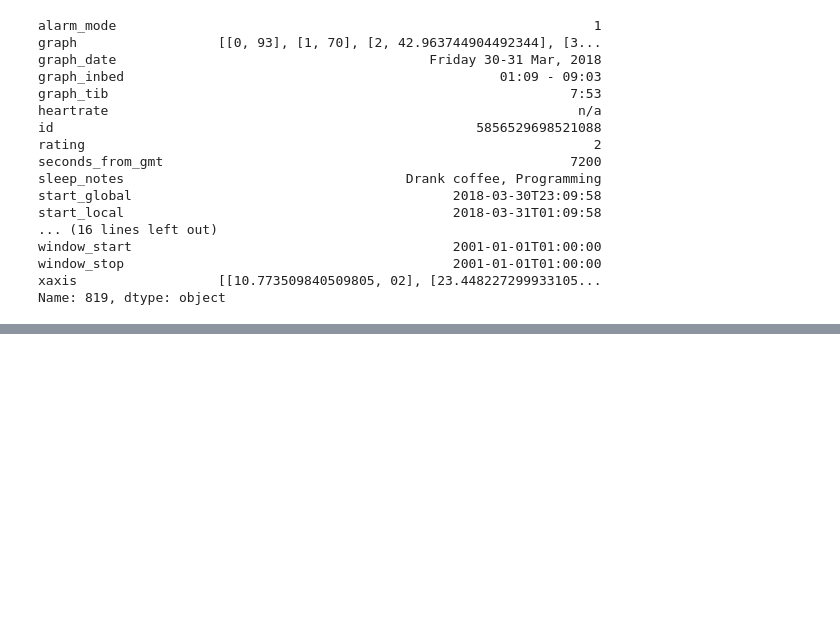
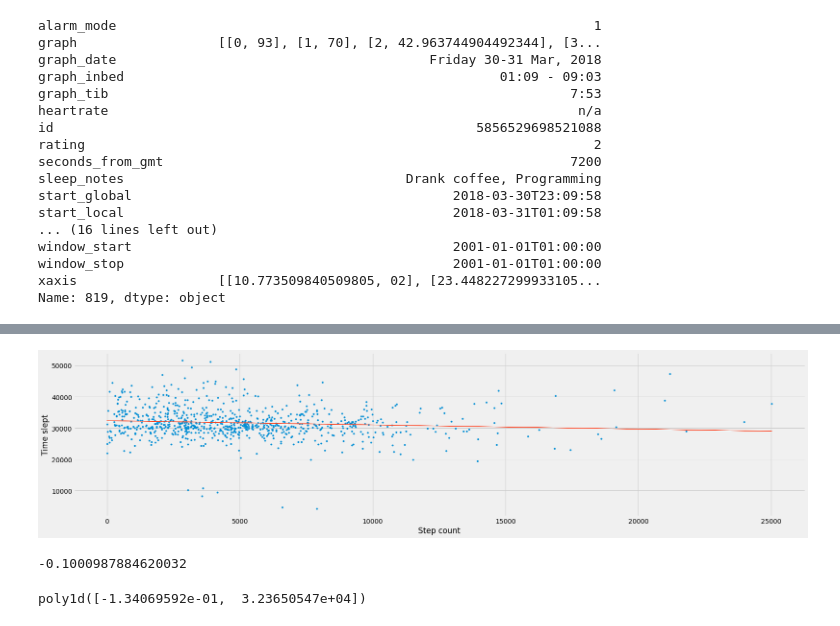
Before and after one commit to JakobGM/quelf, a Jupyter notebook: sleepcycle.ipynb, the cells around one changed output, grey strips where cells are left out. Drawn from its saved outputs; the diff is of its cells as text; code cells hidden in the pictures; blank space fills up the shorter version.

Commit message:
Add step count analysis

```diff
--- a/sleepcycle.ipynb
+++ b/sleepcycle.ipynb
@@ -186,0 +191,4 @@ Name: 819, dtype: object
+# %%
+import re
+steps_pattern = re.compile(r'(\d+) steps')
+sc.sleep_sessions['step_count'] = sc.sleep_sessions['steps'].apply(lambda steps_string: int(steps_pattern.search(steps_string)[1]))
@@ -186,0 +197,2 @@ Name: 819, dtype: object
+# %%
+sc.sleep_sessions['stats_duration'] = sc.sleep_sessions['stats_duration'].astype('timedelta64[s]')
@@ -186,0 +203,22 @@ Name: 819, dtype: object
+# %%
+steps = sc.sleep_sessions['step_count']
+seconds_slept = sc.sleep_sessions['stats_duration']
+
+linfit = np.polyfit(steps, seconds_slept.astype('int'), 1)
+linfit_func = np.poly1d(linfit)
+
+scatter_plot = plt.plot(steps, seconds_slept, '.')
+fit_plot = plt.plot(steps, linfit_func(steps), '-', linewidth=1)
+
+xlab = plt.xlabel('Step count')
+ylab = plt.ylabel('Time slept')
+# %% [output]
+[figure, added]
+# %%
+seconds_slept.astype('int').corr(steps)
+# %% [output]
+-0.1000987884620032
+# %%
+linfit_func
+# %% [output]
+poly1d([-1.34069592e-01,  3.23650547e+04])
```
Also changed, not shown: parts of 6 cells of this notebook, 2 other files.
